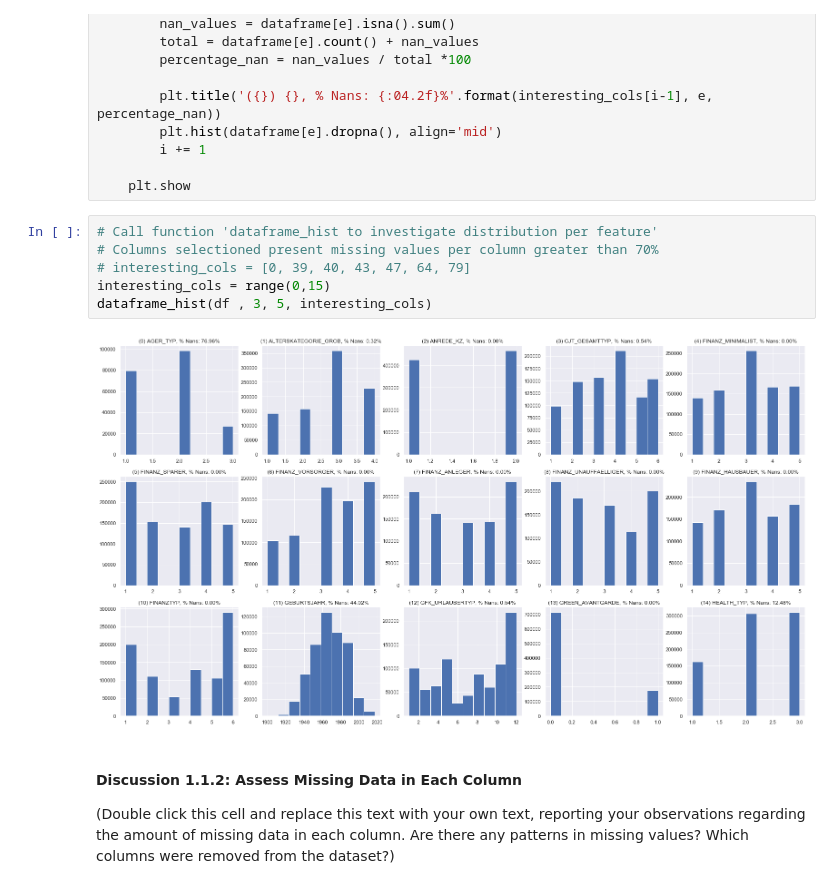
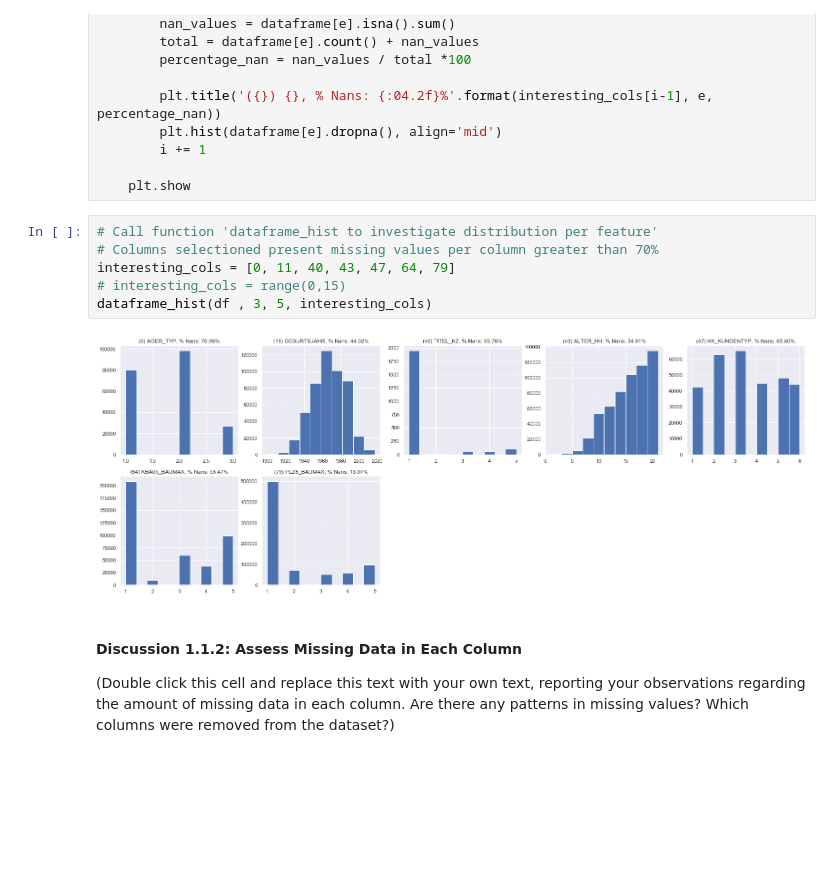
Before and after one commit to brosales8/customer_segmentation, a Jupyter notebook: Identify_Customer_Segments.ipynb, the cells around one changed output. Saved outputs shown, nothing was run; the diff lists cells and outputs as text; blank space fills up the shorter version.

```diff
--- a/Identify_Customer_Segments.ipynb
+++ b/Identify_Customer_Segments.ipynb
@@ -266,11 +266,11 @@ def dataframe_hist(dataframe, rows, columns, interesting_cols):
 # %%
 # Call function 'dataframe_hist to investigate distribution per feature'
 # Columns selectioned present missing values per column greater than 70%
-# interesting_cols = [0, 39, 40, 43, 47, 64, 79]
-interesting_cols = range(0,15)
+interesting_cols = [0, 11, 40, 43, 47, 64, 79]
+# interesting_cols = range(0,15)
 dataframe_hist(df , 3, 5, interesting_cols)
 # %% [output]
-[figure, old version]
+[figure, new version]
 # %% [markdown]
 #### Discussion 1.1.2: Assess Missing Data in Each Column
 
```
Also changed, not shown: parts of 43 cells of this notebook.
